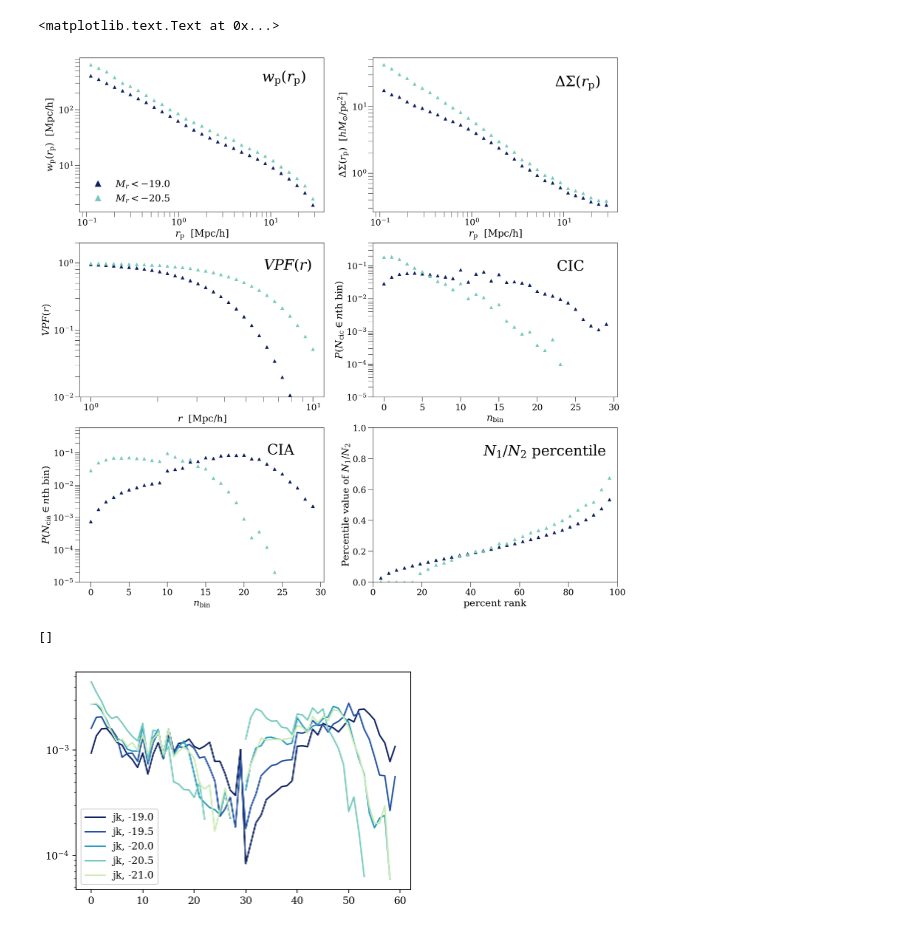
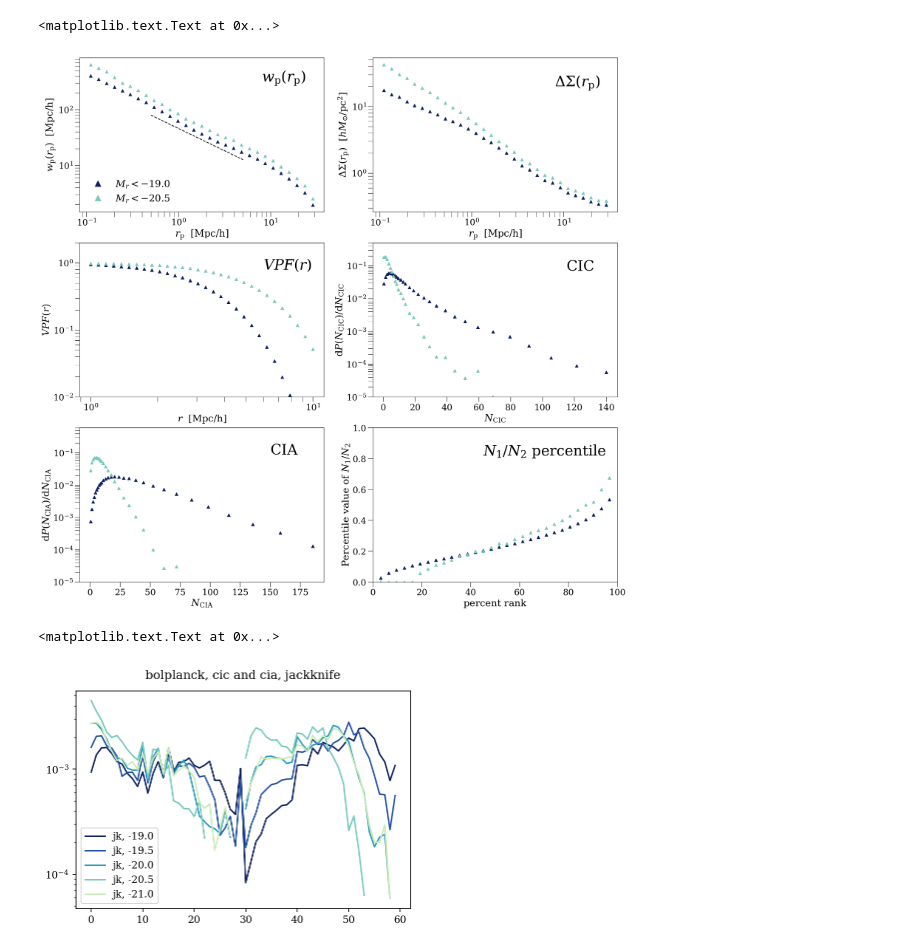
Before and after one commit to KuanWang-Astro/Fisher-paper-version, a Jupyter notebook: Observable_plot.ipynb, the cells around one changed output. Drawn from its saved outputs; the diff is of its cells as text; code cells hidden in the pictures.

Commit message:
added run results and updated plots

```diff
--- a/Observable_plot.ipynb
+++ b/Observable_plot.ipynb
@@ -27,8 +27,8 @@ r_ds = np.sqrt(0.5*(r_ds[1:]**2 + r_ds[:-1]**2))
 
 r_vpf = np.logspace(0,1,30)
 
-#np.concatenate([np.arange(10),np.around(np.logspace(1,np.log10(150),30-10)).astype(np.int)])
-#np.concatenate([np.arange(10),np.around(np.logspace(1,np.log10(200),30-10)).astype(np.int)])
+cic_bin = np.concatenate([np.arange(10),np.around(np.logspace(1,np.log10(150),30-10)).astype(np.int)])
+cia_bin = np.concatenate([np.arange(10),np.around(np.logspace(1,np.log10(200),30-10)).astype(np.int)])
 
 q_ratio = np.linspace(0,1,30+2)[1:-1]*100.
 
@@ -36,6 +36,7 @@ plt.subplots(3,2,squeeze=0,figsize=(20,20))
 plt.subplot(321)
 plt.plot(r_wp,fid19p0[1:30],'^',c=cm.YlGnBu(250),label=r'$M_{\it{r}}<-19.0$')
 plt.plot(r_wp,fid20p5[1:30],'^',c=cm.YlGnBu(100),label=r'$M_{\it{r}}<-20.5$')
+plt.plot([0.5,5],[80,80*10**(-0.8)],'k--')
 plt.legend(frameon=False,fontsize=20,loc=3,markerscale=2)
 plt.xlabel(r'$r_\mathrm{p}$  $\mathrm{[Mpc/h]}$',fontsize=20)
 plt.ylabel(r'$w_\mathrm{p}(r_\mathrm{p})$  $\mathrm{[Mpc/h]}$',fontsize=20)
@@ -60,23 +61,23 @@ plt.loglog()
 plt.tick_params(which=u'both',labelsize=18,length=10)
 plt.text(6,0.8,r'$VPF(r)$',fontsize=30)
 plt.subplot(324)
-plt.plot(range(30),fid19p0[90:120],'^',c=cm.YlGnBu(250))
-plt.plot(range(30),fid20p5[90:120],'^',c=cm.YlGnBu(100))
-plt.xlabel(r'$\it{n}_{\rm{bin}}$',fontsize=20)
-plt.ylabel(r'$P(N_{\rm{cic}}\in \it{n}\rm{th}$ $\rm{bin})$',fontsize=20)
+plt.plot((cic_bin[1:]+cic_bin[:-1])/2.,fid19p0[90:119]/np.diff(cic_bin),'^',c=cm.YlGnBu(250))
+plt.plot((cic_bin[1:]+cic_bin[:-1])/2.,fid20p5[90:119]/np.diff(cic_bin),'^',c=cm.YlGnBu(100))
+plt.xlabel(r'$N_{\rm{CIC}}$',fontsize=20)
+plt.ylabel(r'$\rm{d}\it{P}(\it{N}_{\rm{CIC}})/\rm{d}\it{N}_{\rm{CIC}}$',fontsize=20)
 plt.ylim((1e-5,0.5))
 plt.semilogy()
 plt.tick_params(which=u'both',labelsize=18,length=10)
-plt.text(22.5,0.07,r'$\rm{CIC}$',fontsize=30)
+plt.text(115,0.07,r'$\rm{CIC}$',fontsize=30)
 plt.subplot(325)
-plt.plot(range(30),fid19p0[120:150],'^',c=cm.YlGnBu(250))
-plt.plot(range(30),fid20p5[120:150],'^',c=cm.YlGnBu(100))
-plt.xlabel(r'$\it{n}_{\rm{bin}}$',fontsize=20)
-plt.ylabel(r'$P(N_{\rm{cia}}\in \it{n}\rm{th}$ $\rm{bin})$',fontsize=20)
+plt.plot((cia_bin[1:]+cia_bin[:-1])/2.,fid19p0[120:149]/np.diff(cia_bin),'^',c=cm.YlGnBu(250))
+plt.plot((cia_bin[1:]+cia_bin[:-1])/2.,fid20p5[120:149]/np.diff(cia_bin),'^',c=cm.YlGnBu(100))
+plt.xlabel(r'$N_{\rm{CIA}}$',fontsize=20)
+plt.ylabel(r'$\rm{d}\it{P}(\it{N}_{\rm{CIA}})/\rm{d}\it{N}_{\rm{CIA}}$',fontsize=20)
 plt.semilogy()
 plt.tick_params(which=u'both',labelsize=18,length=10)
 plt.ylim(1e-5,0.6)
-plt.text(23,0.09,r'$\rm{CIA}$',fontsize=30)
+plt.text(150,0.09,r'$\rm{CIA}$',fontsize=30)
 plt.subplot(326)
 plt.plot(q_ratio,fid19p0[150:],'^',c=cm.YlGnBu(250))
 plt.plot(q_ratio,fid20p5[150:],'^',c=cm.YlGnBu(100))
@@ -88,7 +89,7 @@ plt.tick_params(which=u'both',labelsize=18,length=10)
 plt.text(45,0.82,r'$N_{\mathrm{1}}/N_{\mathrm{2}}\ \rm{percentile}$',fontsize=30)
 # %% [output]
 <matplotlib.text.Text at 0x...>
-[figure, old version]
+[figure, new version]
 # %%
 jkcov19p0 = np.load('Run_30_bins_for_all/jk_19p0.npz')['jkcov']
 realcov19p0 = np.cov(np.load('Run_30_bins_for_all/fidreal_19p0.npz')['func'].T)
@@ -103,14 +104,15 @@ realcov21p0 = np.cov(np.load('Run_30_bins_for_all/fidreal_21p0.npz')['func'].T)
 # %%
 plt.plot(np.sqrt(jkcov19p0.diagonal()[90:150]),label='jk, -19.0',c=cm.YlGnBu(250))
 plt.plot(np.sqrt(jkcov19p5.diagonal()[90:150]),label='jk, -19.5',c=cm.YlGnBu(200))
 plt.plot(np.sqrt(jkcov20p0.diagonal()[90:150]),label='jk, -20.0',c=cm.YlGnBu(150))
 plt.plot(np.sqrt(jkcov20p5.diagonal()[90:150]),label='jk, -20.5',c=cm.YlGnBu(100))
 plt.plot(np.sqrt(jkcov21p0.diagonal()[90:150]),label='jk, -21.0',c=cm.YlGnBu(60))
 plt.legend()
 plt.semilogy()
+plt.title('bolplanck, cic and cia, jackknife')
 # %% [output]
-[]
+<matplotlib.text.Text at 0x...>
-[figure, old version]
+[figure, new version]
 # %%
 plt.plot(np.sqrt(realcov19p0.diagonal()[90:150]),label='Poisson, -19.0',c=cm.YlGnBu(250))
 plt.plot(np.sqrt(realcov19p5.diagonal()[90:150]),label='Poisson, -19.5',c=cm.YlGnBu(200))
```
Also changed, not shown: parts of 22 cells of this notebook, 2 other files.
